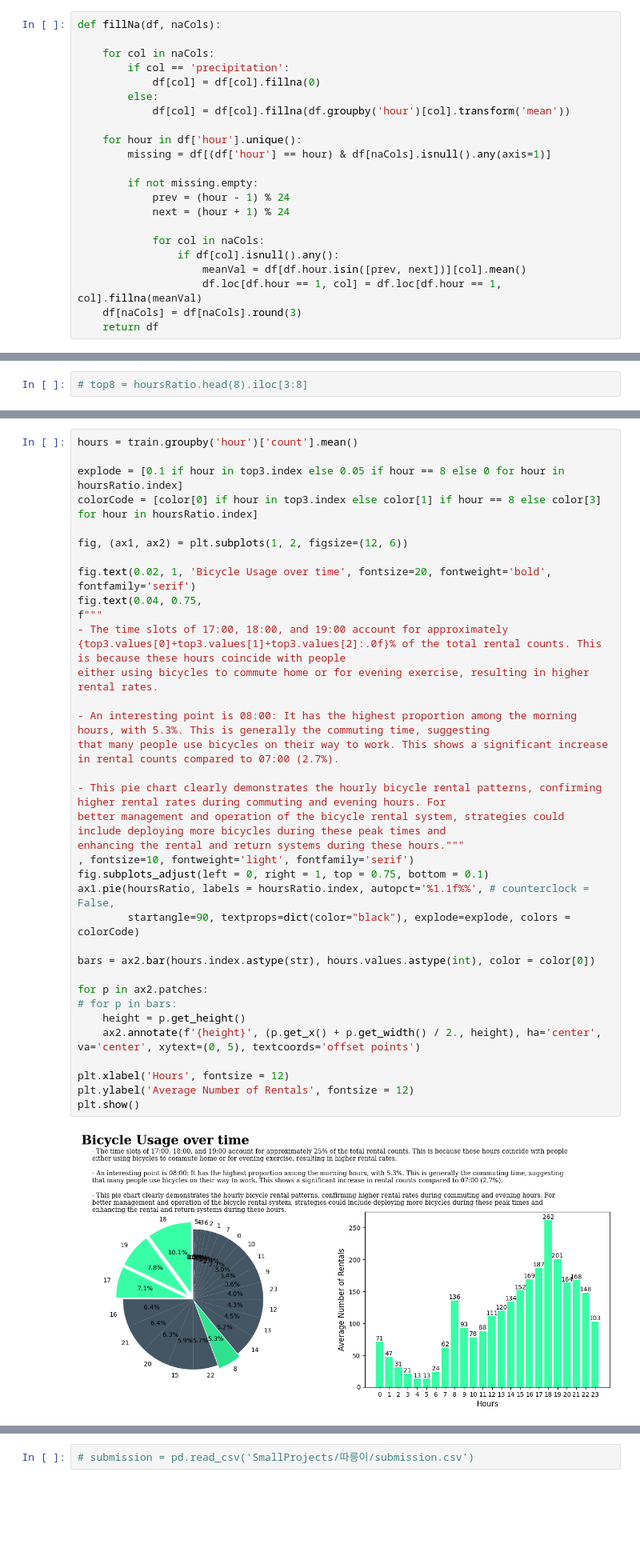
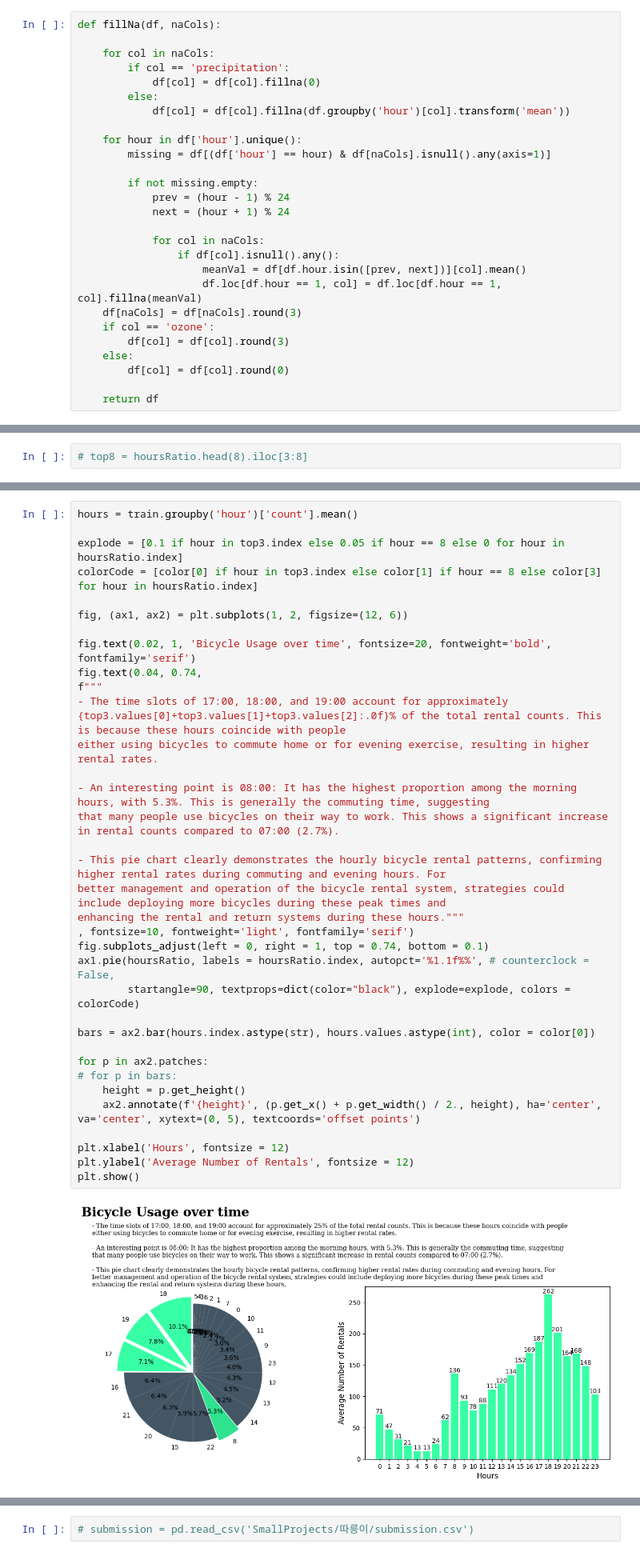
Before and after one commit to minkimNV/SmallProjects, a Jupyter notebook: RentalPredict/0502RentalBicycle.ipynb, the cells around one changed output, grey strips where cells are left out. Shown at 80% size. Saved outputs shown, nothing was run; the diff lists cells and outputs as text; blank space fills up the shorter version.

```diff
--- a/RentalPredict/0502RentalBicycle.ipynb
+++ b/RentalPredict/0502RentalBicycle.ipynb
@@ -404,6 +404,11 @@ def fillNa(df, naCols):
                     meanVal = df[df.hour.isin([prev, next])][col].mean()
                     df.loc[df.hour == 1, col] = df.loc[df.hour == 1, col].fillna(meanVal)
     df[naCols] = df[naCols].round(3)
+    if col == 'ozone':
+        df[col] = df[col].round(3)
+    else:
+        df[col] = df[col].round(0)
+
     return df
 # %%
 test = fillNa(test, naCols)
@@ -844,34 +668,34 @@ explode = [0.1 if hour in top3.index else 0.05 if hour == 8 else 0 for hour in h
 colorCode = [color[0] if hour in top3.index else color[1] if hour == 8 else color[3] for hour in hoursRatio.index]
 
 fig, (ax1, ax2) = plt.subplots(1, 2, figsize=(12, 6))
 
 fig.text(0.02, 1, 'Bicycle Usage over time', fontsize=20, fontweight='bold', fontfamily='serif')
-fig.text(0.04, 0.75,
+fig.text(0.04, 0.74,
 f"""
 - The time slots of 17:00, 18:00, and 19:00 account for approximately {top3.values[0]+top3.values[1]+top3.values[2]:.0f}% of the total rental counts. This is because these hours coincide with people
 either using bicycles to commute home or for evening exercise, resulting in higher rental rates.
 
 - An interesting point is 08:00: It has the highest proportion among the morning hours, with 5.3%. This is generally the commuting time, suggesting
 that many people use bicycles on their way to work. This shows a significant increase in rental counts compared to 07:00 (2.7%).
 
 - This pie chart clearly demonstrates the hourly bicycle rental patterns, confirming higher rental rates during commuting and evening hours. For
 better management and operation of the bicycle rental system, strategies could include deploying more bicycles during these peak times and
 enhancing the rental and return systems during these hours."""
 , fontsize=10, fontweight='light', fontfamily='serif')
-fig.subplots_adjust(left = 0, right = 1, top = 0.75, bottom = 0.1)
+fig.subplots_adjust(left = 0, right = 1, top = 0.74, bottom = 0.1)
 ax1.pie(hoursRatio, labels = hoursRatio.index, autopct='%1.1f%%', # counterclock = False,
         startangle=90, textprops=dict(color="black"), explode=explode, colors = colorCode)
 
 bars = ax2.bar(hours.index.astype(str), hours.values.astype(int), color = color[0])
 
 for p in ax2.patches:
 # for p in bars:
     height = p.get_height()
     ax2.annotate(f'{height}', (p.get_x() + p.get_width() / 2., height), ha='center', va='center', xytext=(0, 5), textcoords='offset points')
 
 plt.xlabel('Hours', fontsize = 12)
 plt.ylabel('Average Number of Rentals', fontsize = 12)
 plt.show()
 # %% [output]
-[figure, old version]
+[figure, new version]
 # %% [markdown]
```
Also changed, not shown: parts of 76 cells of this notebook.
